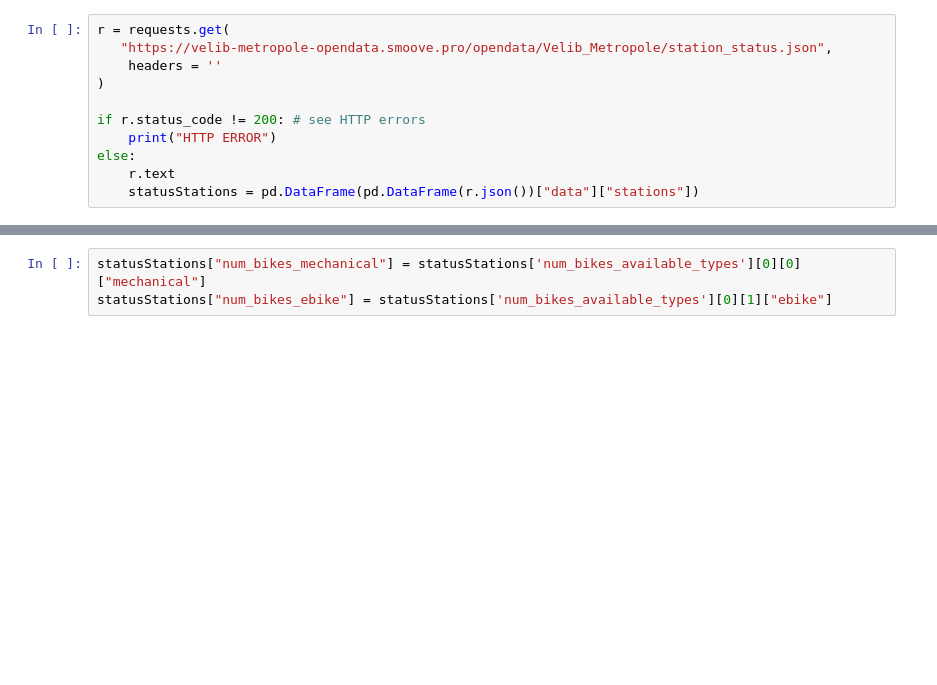
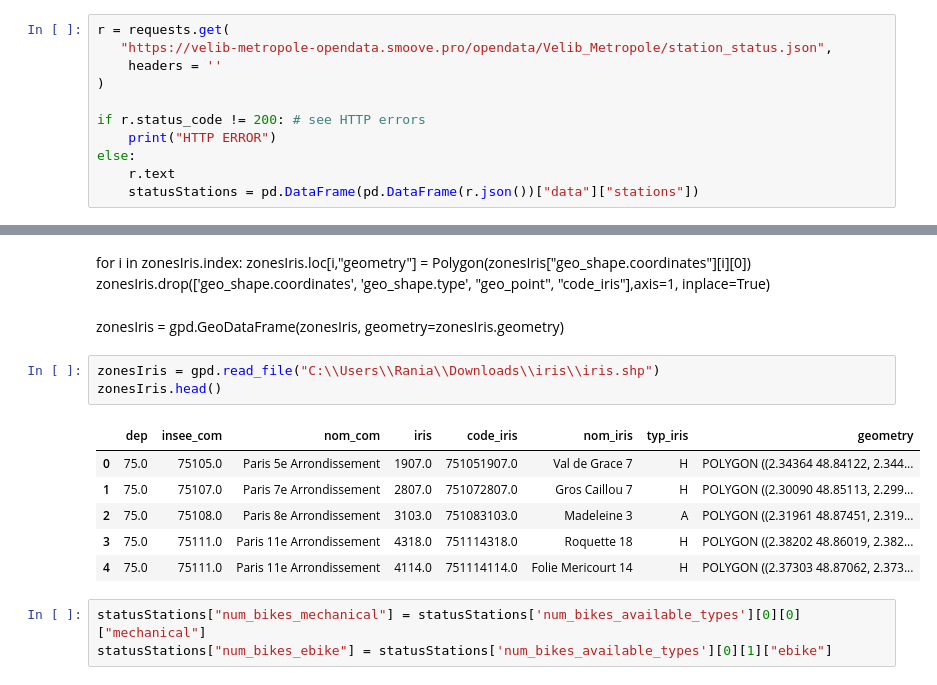
Before and after one commit to Rania999/Velib, a Jupyter notebook: Visualisation données Velib.ipynb, the cells around one changed output, grey strips where cells are left out. Drawn from its saved outputs; the diff is of its cells as text; blank space fills up the shorter version.

```diff
--- a/Visualisation données Velib.ipynb
+++ b/Visualisation données Velib.ipynb
@@ -43,3 +48,19 @@ infoStations.head()
+# %% [markdown]
+for i in zonesIris.index:
+    zonesIris.loc[i,"geometry"] = Polygon(zonesIris["geo_shape.coordinates"][i][0])
+zonesIris.drop(['geo_shape.coordinates', 'geo_shape.type', "geo_point", "code_iris"],axis=1, inplace=True)
+# %% [markdown]
+zonesIris = gpd.GeoDataFrame(zonesIris, geometry=zonesIris.geometry)
+# %%
+zonesIris = gpd.read_file("C:\\Users\\Rania\\Downloads\\iris\\iris.shp")
+zonesIris.head()
+# %% [output]
+|  | dep | insee_com | nom_com | iris | code_iris | nom_iris | typ_iris | geometry |
+| 0 | 75.0 | 75105.0 | Paris 5e Arrondissement | 1907.0 | 751051907.0 | Val de Grace 7 | H | POLYGON ((2.34364 48.84122, 2.344... |
+| 1 | 75.0 | 75107.0 | Paris 7e Arrondissement | 2807.0 | 751072807.0 | Gros Caillou 7 | H | POLYGON ((2.30090 48.85113, 2.299... |
+| 2 | 75.0 | 75108.0 | Paris 8e Arrondissement | 3103.0 | 751083103.0 | Madeleine 3 | A | POLYGON ((2.31961 48.87451, 2.319... |
+| 3 | 75.0 | 75111.0 | Paris 11e Arrondissement | 4318.0 | 751114318.0 | Roquette 18 | H | POLYGON ((2.38202 48.86019, 2.382... |
+| 4 | 75.0 | 75111.0 | Paris 11e Arrondissement | 4114.0 | 751114114.0 | Folie Mericourt 14 | H | POLYGON ((2.37303 48.87062, 2.373... |
 # %%
 statusStations["num_bikes_mechanical"] = statusStations['num_bikes_available_types'][0][0]["mechanical"]
 statusStations["num_bikes_ebike"] = statusStations['num_bikes_available_types'][0][1]["ebike"]
```
Also changed, not shown: parts of 27 cells of this notebook, 1 other file.
